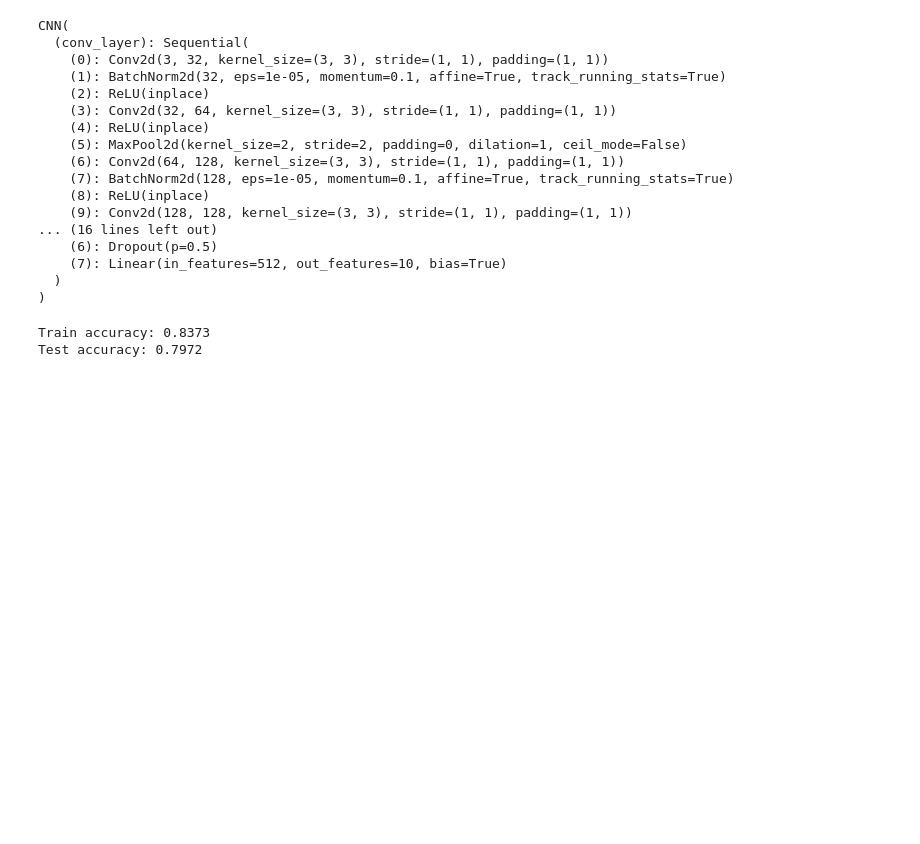
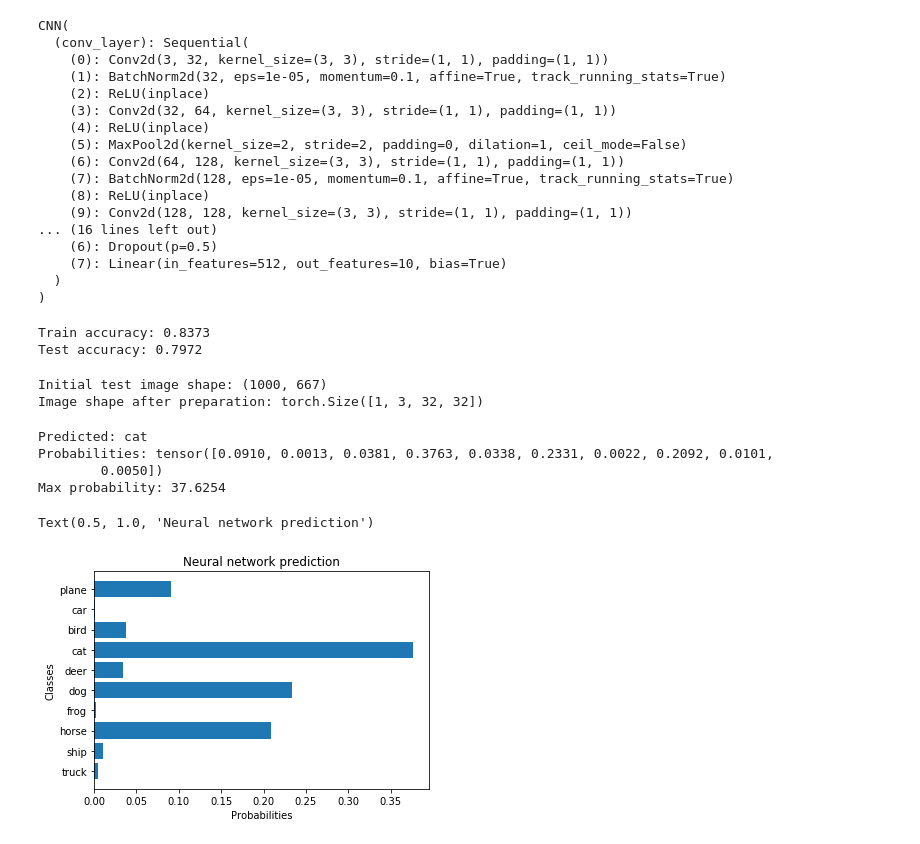
Before and after one commit to RouSage/diploma, a Jupyter notebook: model_tests.ipynb, the cells around one changed output. Cells and saved outputs as stored; diff of their text form; code cells hidden in the pictures; blank space fills up the shorter version.

Commit message:
Test neural net on images from Internet

```diff
--- a/model_tests.ipynb
+++ b/model_tests.ipynb
@@ -174,7 +172,7 @@ def predict(model, x):
         output = model(x)
         _, predicted = torch.max(output, 1)
 
-    return predicted, F.softmax(output, dim=1)
+    return predicted, F.softmax(output, dim=1).view(-1)
 # %%
 def score(model, dataloader):
     accuracy = 0.0
@@ -203,3 +201,50 @@ print("Test accuracy: {}".format(test_accuracy))
 # %% [output]
 Train accuracy: 0.8373
 Test accuracy: 0.7972
+# %%
+def prepare_image(img):
+    # Resize the image to the required size
+    resized_img = img.resize((32, 32))
+    # And apply data transformations
+    transformed_img = data_transforms["test"](resized_img)
+
+    return transformed_img.view(1, 3, 32, 32)
+# %%
+from PIL import Image
+
+# Prepare test image
+img = Image.open("./test_images/cat_1.jpg")
+print("Initial test image shape: {}".format(img.size))
+
+test_img = prepare_image(img)
+print("Image shape after preparation: {}".format(test_img.size()))
+# %% [output]
+Initial test image shape: (1000, 667)
+Image shape after preparation: torch.Size([1, 3, 32, 32])
+# %%
+# Predict test image's class
+predicted, probs = predict(net, test_img)
+
+print("Predicted: {}".format(classes[predicted]))
+print("Probabilities: {}".format(probs))
+print("Max probability: {:.4f}".format(probs.max(0)[0] * 100))
+# %% [output]
+Predicted: cat
+Probabilities: tensor([0.0910, 0.0013, 0.0381, 0.3763, 0.0338, 0.2331, 0.0022, 0.2092, 0.0101,
+        0.0050])
+Max probability: 37.6254
+# %%
+# Plot probabilities
+fig, ax = plt.subplots()
+
+y_pos = np.arange(len(probs))
+ax.barh(y_pos, probs)
+ax.set_yticks(y_pos)
+ax.set_yticklabels(classes)
+ax.invert_yaxis()
+ax.set_xlabel("Probabilities")
+ax.set_ylabel("Classes")
+ax.set_title("Neural network prediction")
+# %% [output]
+Text(0.5, 1.0, 'Neural network prediction')
+[figure, added]
```
Also changed, not shown: parts of 4 cells of this notebook, 5 other files.
